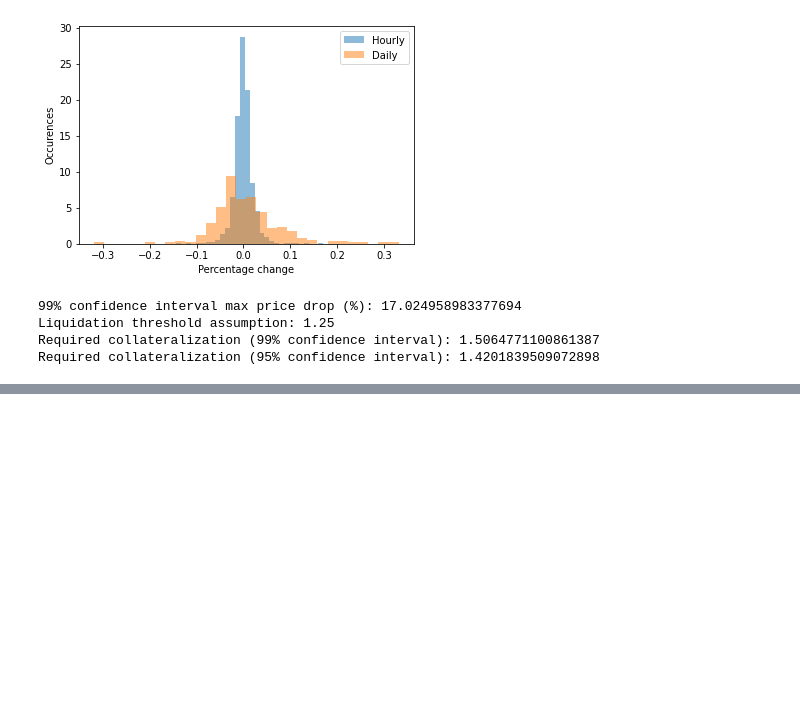
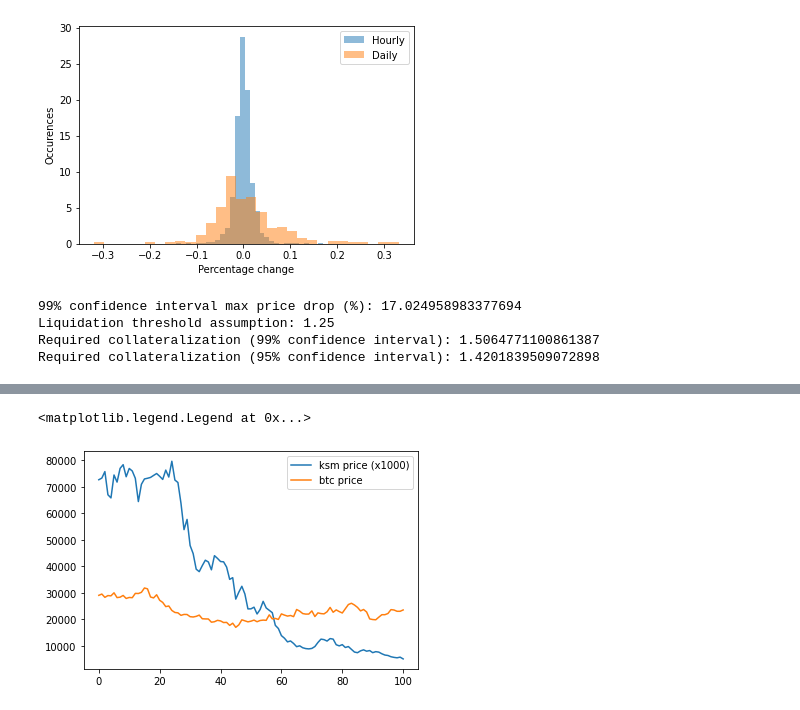
Before and after one commit to interlay/collateralization-analysis, a Jupyter notebook: Kusama Collateral Thresolds.ipynb, the cells around one changed output, grey strips where cells are left out. Cells and saved outputs as stored; diff of their text form; code cells hidden in the pictures; blank space fills up the shorter version.

```diff
--- a/Kusama Collateral Thresolds.ipynb
+++ b/Kusama Collateral Thresolds.ipynb
@@ -5,28 +5,10 @@
 # Kusama/USD hourly (26/03/2021 - 23/06/2021): https://api.coingecko.com/api/v3/coins/kusama/market_chart/range?vs_currency=usd&from=1616716800&to=1624406400
 # Bitcoin/USD daily (26/03/2021 - 23/06/2021): https://api.coingecko.com/api/v3/coins/bitcoin/market_chart/range?vs_currency=usd&from=1616716800&to=1624406400
 
+SIMULATED_SCENARIOS = 10000
+DEBT_CEILING_USD = 20_000_000
+# premium redeem is skipped
+PREMIUM_REDEEM_BONUS = 0.05
+SECURE_THRESHOLD = 1.6
 LIQUIDATION_THRESHOLD = 1.25
-
-import json
-
-def get_usd_timeseries(file):
-    f = open(file)
-    data = json.load(f)
-    f.close()
-    return [price for (timestamp, price) in data["prices"]]
-
-def determine_price_between_assets(asset_1_prices, asset_2_prices):
-    return [asset_1_price / asset_2_price for (asset_1_price, asset_2_price) in zip(asset_1_prices, asset_2_prices)]
-
-def prices_to_returns(prices):
-    return [(prices[i]/prices[i - 1] - 1) for i in range(1, len(prices))]
-
-kusama_to_usd_hourly = get_usd_timeseries("kusama_to_usd_hourly_Mar_Jun.json")
-bitcoin_to_usd_hourly = get_usd_timeseries("bitcoin_to_usd_hourly_Mar_Jun.json")
-ksm_to_btc_hourly = determine_price_between_assets(kusama_to_usd_hourly, bitcoin_to_usd_hourly)
-ksm_to_btc_returns_hourly = prices_to_returns(ksm_to_btc_hourly)
-
-kusama_to_usd_daily = get_usd_timeseries("kusama_to_usd_daily_2021.json")
-bitcoin_to_usd_daily = get_usd_timeseries("bitcoin_to_usd_daily_2021.json")
-ksm_to_btc_daily = determine_price_between_assets(kusama_to_usd_daily, bitcoin_to_usd_daily)
-ksm_to_btc_returns_daily = prices_to_returns(ksm_to_btc_daily)
+PREDICTED_DAYS = 100
@@ -67,0 +232,7 @@ Required collateralization (95% confidence interval): 1.4201839509072898
+# %%
+plt.plot([price * 1000 for price in worst_ksm_price_trajectory])
+plt.plot(correlated_btc_price_trajectory)
+plt.legend(["ksm price (x1000)", "btc price"])
+# %% [output]
+<matplotlib.legend.Legend at 0x...>
+[figure, added]
```
Also changed, not shown: parts of 6 cells of this notebook.
